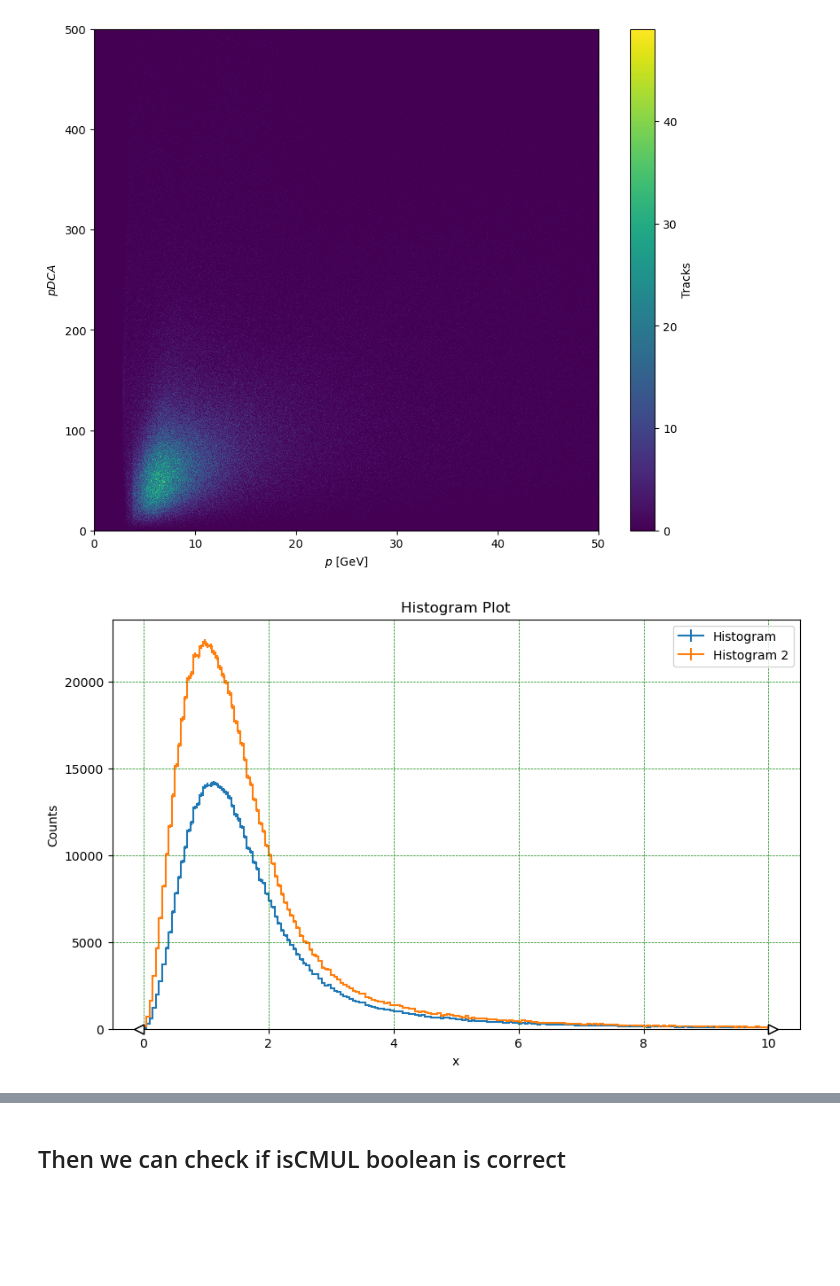
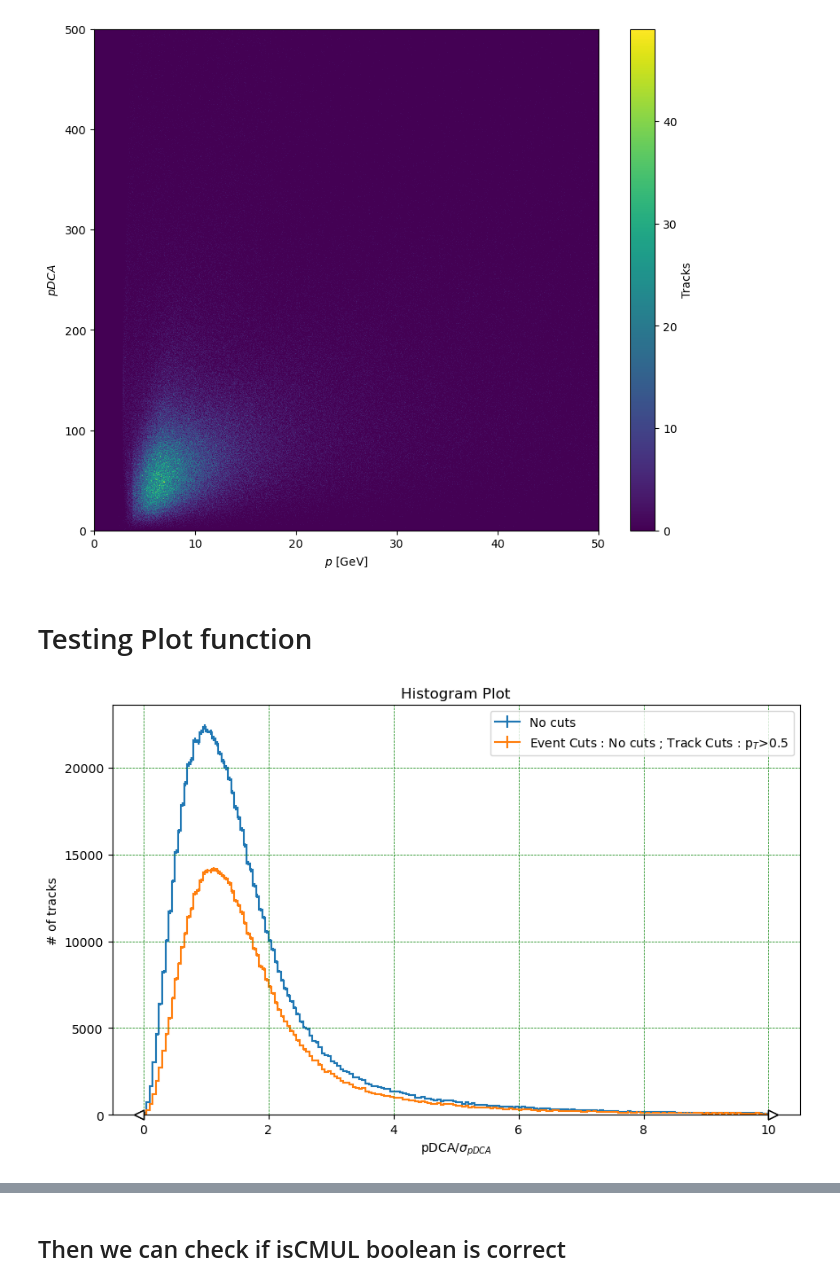
Before and after one commit to 00Goldy/qqbar2mumu-2025, a Jupyter notebook: notebooks/DATA/Data_Checks.ipynb, the cells around one changed output, grey strips where cells are left out. Saved outputs shown, nothing was run; the diff lists cells and outputs as text; code cells hidden in the pictures; blank space fills up the shorter version.

Commit message:
Creating Plot function and testing it on histograms

```diff
--- a/notebooks/DATA/Data_Checks.ipynb
+++ b/notebooks/DATA/Data_Checks.ipynb
@@ -148,4 +148,7 @@ scan(dataDescription=f"{BASEDIR}/run291694.{DATATYPE}.root:eventsTree",
           hMag=vhMagEvSel, hPhi=vhPhiEvSel, hPT=vhPTEvSel, hpDCA=vhpDCAEvSel, hsigmapDCA=vhsigmapDCAEvSel, hfraction=vhfractionEvSel, hcharge =vhchargeEvSel, hP=vhPEvSel, hpDCA_VS_p=vhpDCA_VS_pEvSel,
           #eventSelector=lambda x: x["isCMSL"]==True,
           trackSelector=lambda x: (x.pt>0.5))
+# ~~~~~~~~~~~~~~~~~~~~~~~~~~~~ Please write the cuts made ~~~~~~~~~~~~~~~~~~~~~~~~~~~~~
+EventsCut= "No cuts"
+TracksCut = r"p$_T$>0.5"
 # %% [output]
@@ -223,7 +226,9 @@ plt.ylabel(r'$pDCA$')
 plt.show()
 # %% [output]
 [figure]
+# %% [markdown]
+# Testing Plot function
 # %%
-Plot(vhfractionEvSel, vhfractionRaw,0,0)
+Plot(vhfractionRaw, vhfractionEvSel, "No cuts",  "Event Cuts : "+ EventsCut + " ; Track Cuts : " + TracksCut, r"pDCA/$\sigma_{pDCA}$")
 # %% [output]
-[figure, old version]
+[figure, new version]
```
Also changed, not shown: parts of 3 cells of this notebook, 1 other file.
